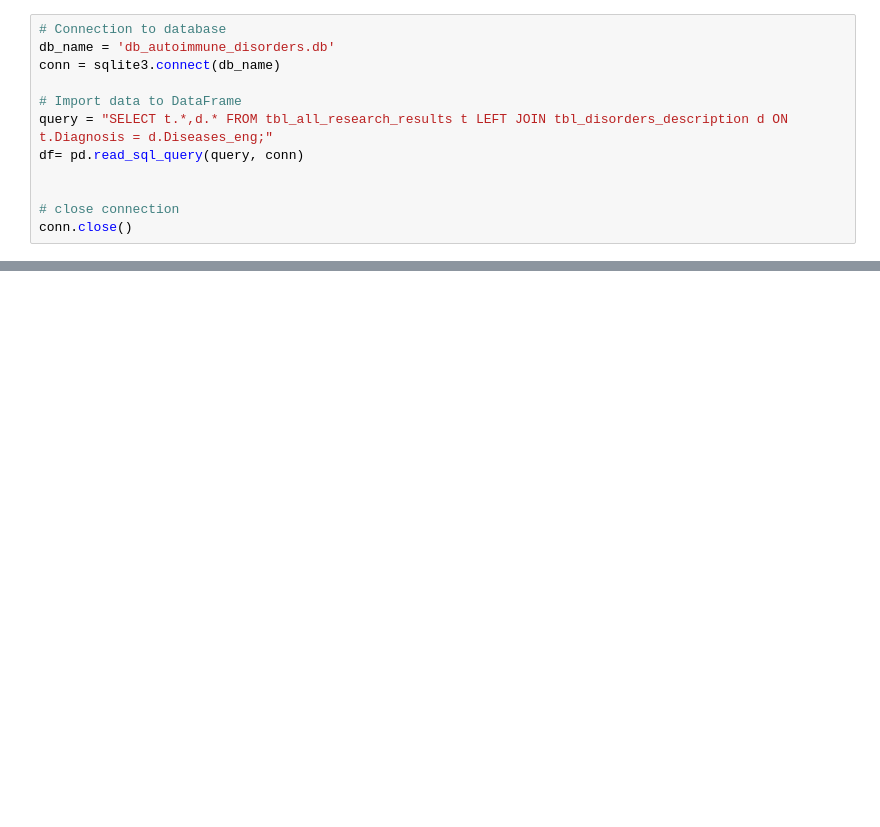
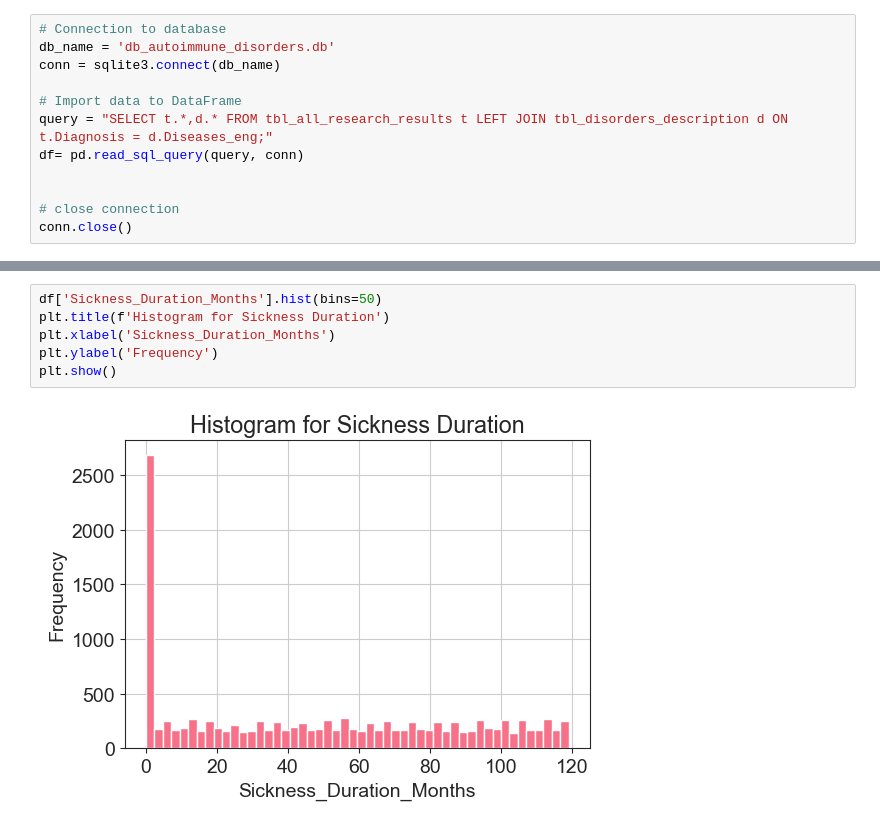
Before and after one commit to infoshareacademy/jdszr16-random-forest-rangers, a Jupyter notebook: project.ipynb, the cells around one changed output, grey strips where cells are left out. Drawn from its saved outputs; the diff is of its cells as text; blank space fills up the shorter version.

```diff
--- a/project.ipynb
+++ b/project.ipynb
@@ -32,0 +258,8 @@ df.head(5)
+# %%
+df['Sickness_Duration_Months'].hist(bins=50)
+plt.title(f'Histogram for Sickness Duration')
+plt.xlabel('Sickness_Duration_Months')
+plt.ylabel('Frequency')
+plt.show()
+# %% [output]
+[figure, added]
```
Also changed, not shown: parts of 38 cells of this notebook.
